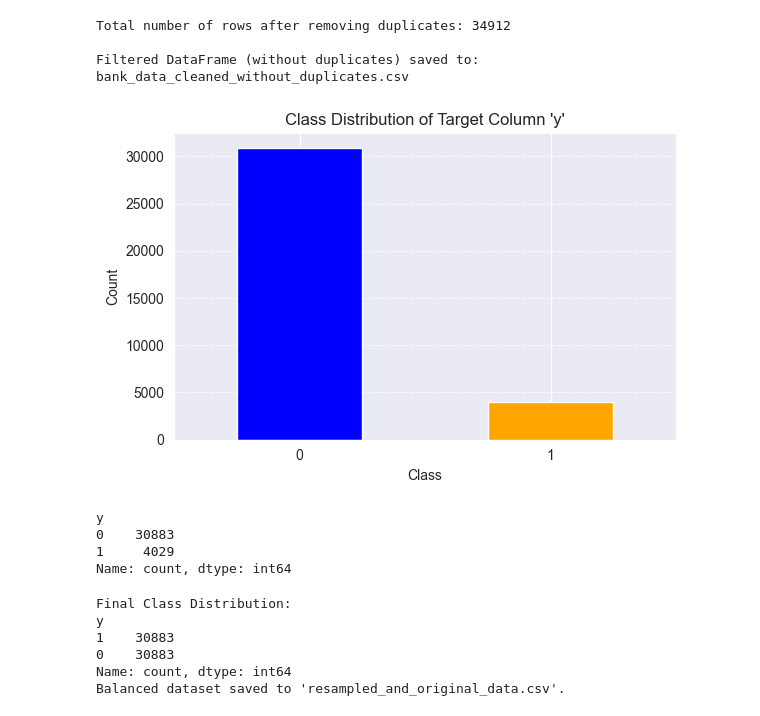
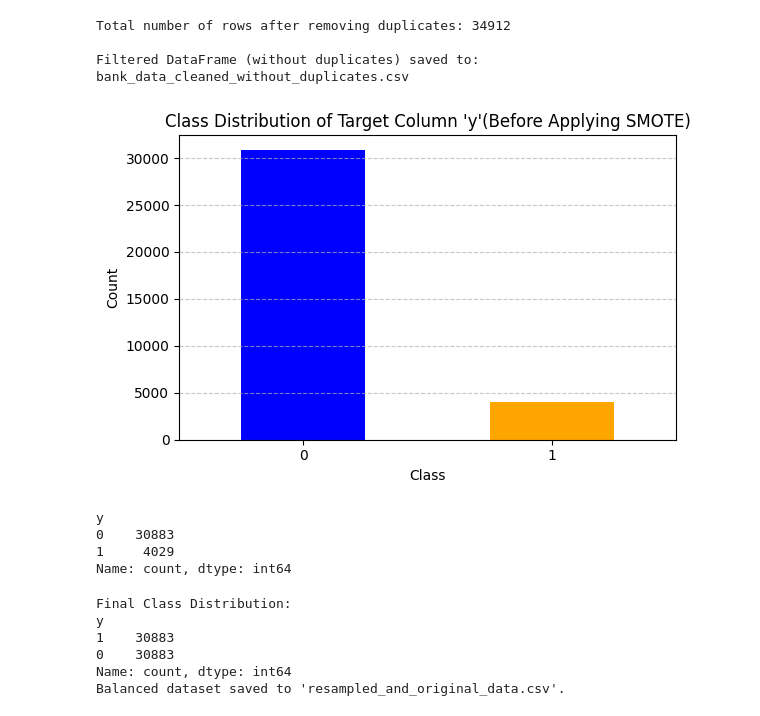
Before and after one commit to LahiWeer/2330902-ML_CW, a Jupyter notebook: Preprocessing/S4 - Data Cleaning.ipynb, the cells around one changed output. Cells and saved outputs as stored; diff of their text form; code cells hidden in the pictures.

```diff
--- a/Preprocessing/S4 - Data Cleaning.ipynb
+++ b/Preprocessing/S4 - Data Cleaning.ipynb
@@ -309,31 +311,31 @@ Filtered DataFrame (without duplicates) saved to: bank_data_cleaned_without_dupl
 # %%
 import pandas as pd
 import matplotlib.pyplot as plt
 
 # Load the dataset
 file_url = "https://raw.githubusercontent.com/LahiWeer/2330902-ML_CW/refs/heads/master/Preprocessing/Processed%20data%20in%20each%20step/bank_data_cleaned_without_duplicates.csv"
 data = pd.read_csv(file_url)
 
 # Target column
 target_column = "y"
 
 # Calculate the class distribution
 class_counts = data[target_column].value_counts()
 
 # Plot the bar chart
 plt.figure(figsize=(6, 4))
 class_counts.plot(kind='bar', color=['blue', 'orange'])
-plt.title("Class Distribution of Target Column 'y'")
+plt.title("Class Distribution of Target Column 'y'(Before Applying SMOTE)")
 plt.xlabel("Class")
 plt.ylabel("Count")
 plt.xticks(ticks=[0, 1], labels=['0', '1'], rotation=0)
 plt.grid(axis='y', linestyle='--', alpha=0.7)
 plt.tight_layout()
 plt.show()
 
 print(data['y'].value_counts())
 # %% [output]
-[figure, old version]
+[figure, new version]
 y
 0    30883
 1     4029
```
Also changed, not shown: parts of 3 cells of this notebook.
